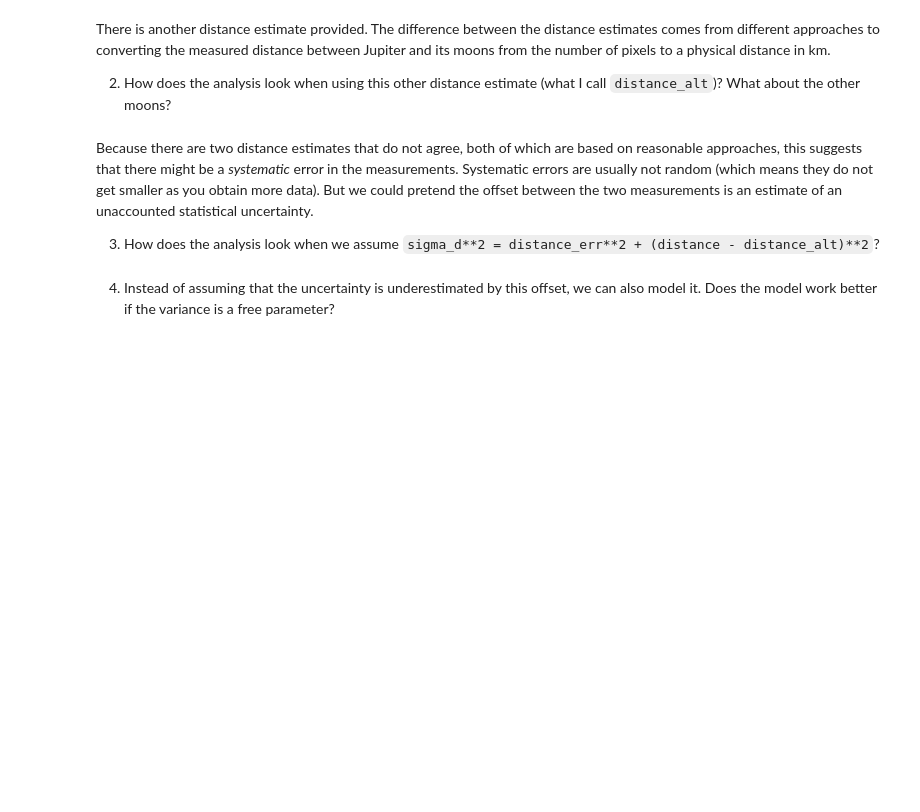
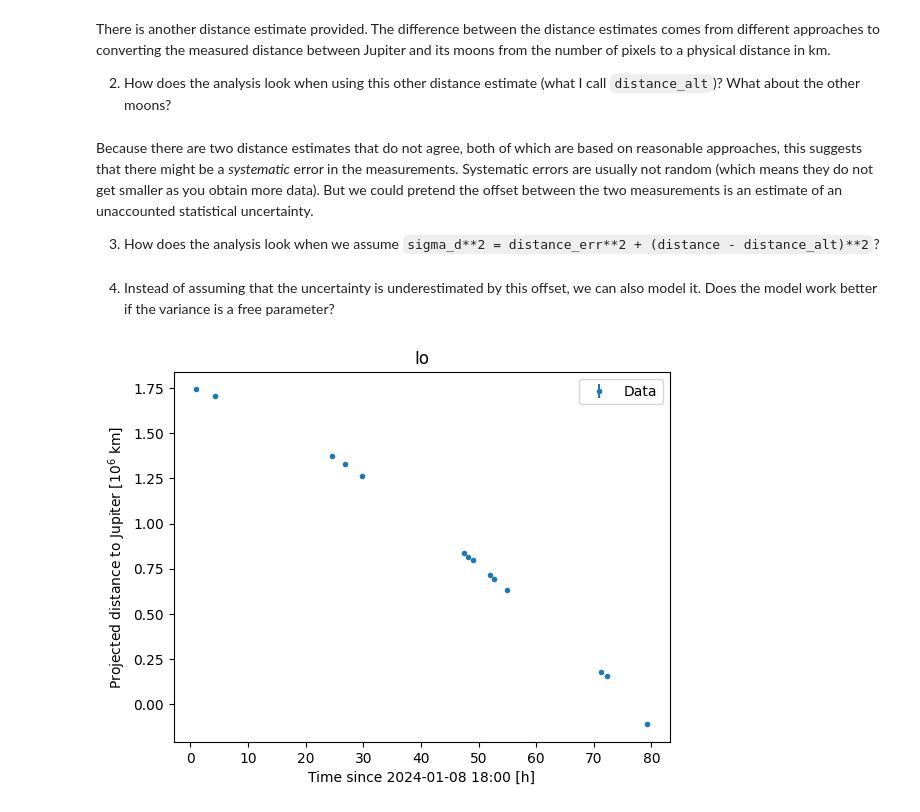
Before and after one commit to Henri-8/Bayesian-Stats-HS2026, a Jupyter notebook: my_exercise_solutions/week4_intro_to_bayes_exercises_henri.ipynb, the cells around one changed output. Saved outputs shown, nothing was run; the diff lists cells and outputs as text; code cells hidden in the pictures; blank space fills up the shorter version.

```diff
--- a/my_exercise_solutions/week4_intro_to_bayes_exercises_henri.ipynb
+++ b/my_exercise_solutions/week4_intro_to_bayes_exercises_henri.ipynb
@@ -115,3 +255,37 @@ Because there are two distance estimates that do not agree, both of which are ba
 # %% [markdown]
 
 4. Instead of assuming that the uncertainty is underestimated by this offset, we can also model it. Does the model work better if the variance is a free parameter?
+# %%
+def plot_data(t, distance, distance_err, subtract_y=None):
+    fig, ax = plt.subplots()
+
+    if subtract_y is None:
+        ax.errorbar(t, distance, distance_err, linestyle="none", marker=".", label="Data")
+        ax.set_ylabel("Projected distance to Jupiter [$10^6$ km]")
+    else:
+        ax.axhline(0, color="dimgrey", lw=1)
+        ax.errorbar(t, distance-subtract_y, distance_err, linestyle="none", marker=".", label="Data")
+        ax.set_ylabel("Residual projected distance to Jupiter [$10^6$ km]")
+
+    ax.set_xlabel("Time since 2024-01-08 18:00 [h]")
+
+    return fig, ax
+
+def plot_quantiles(ax, x, quantiles, **style):
+    n_quantiles = len(quantiles)
+    default_style = dict(alpha=0.5, color="C1", label="")
+    style = {**default_style, **style}
+    label = style.pop("label")
+    for lower, upper in zip(quantiles[:n_quantiles//2], quantiles[n_quantiles//2+1::-1]):
+        ax.fill_between(x, lower, upper, **style)
+# %%
+moon = "Io"
+
+t, distance, distance_alt, distance_err = np.loadtxt(
+    f"/Users/henri/Documents/Bayesian-Stats-HS2026/lectures/data/jovian_moons/Callisto.dat", unpack=True)
+# %%
+fig, ax = plot_data(t, distance, distance_err)
+ax.legend()
+_ = ax.set_title(f"{moon}")
+# %% [output]
+[figure, added]
```
Also changed, not shown: parts of 15 cells of this notebook.
